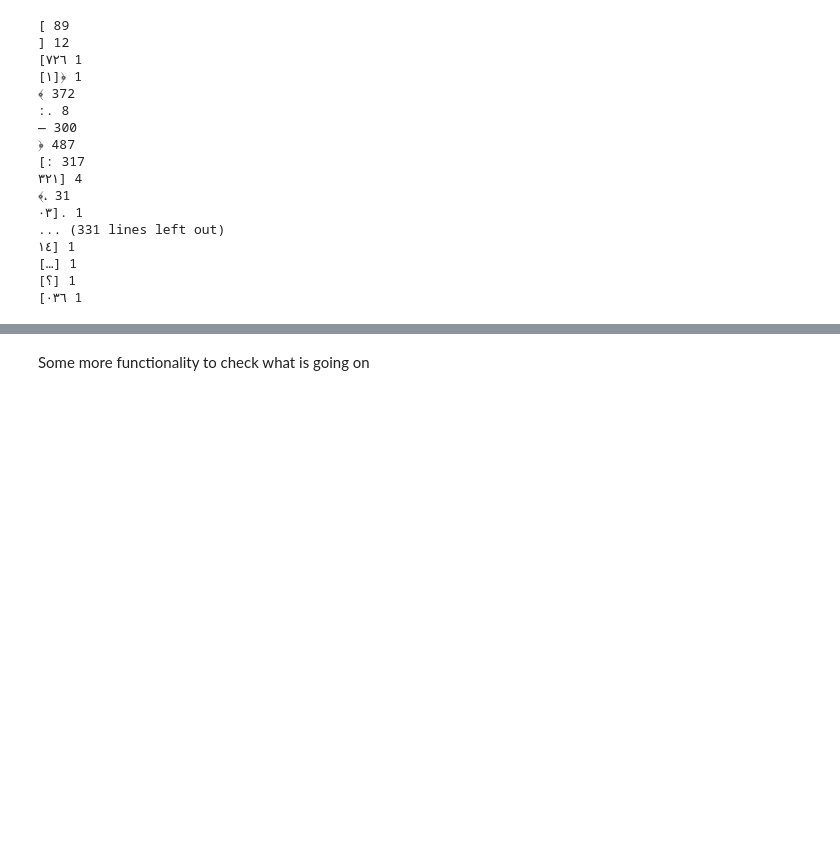
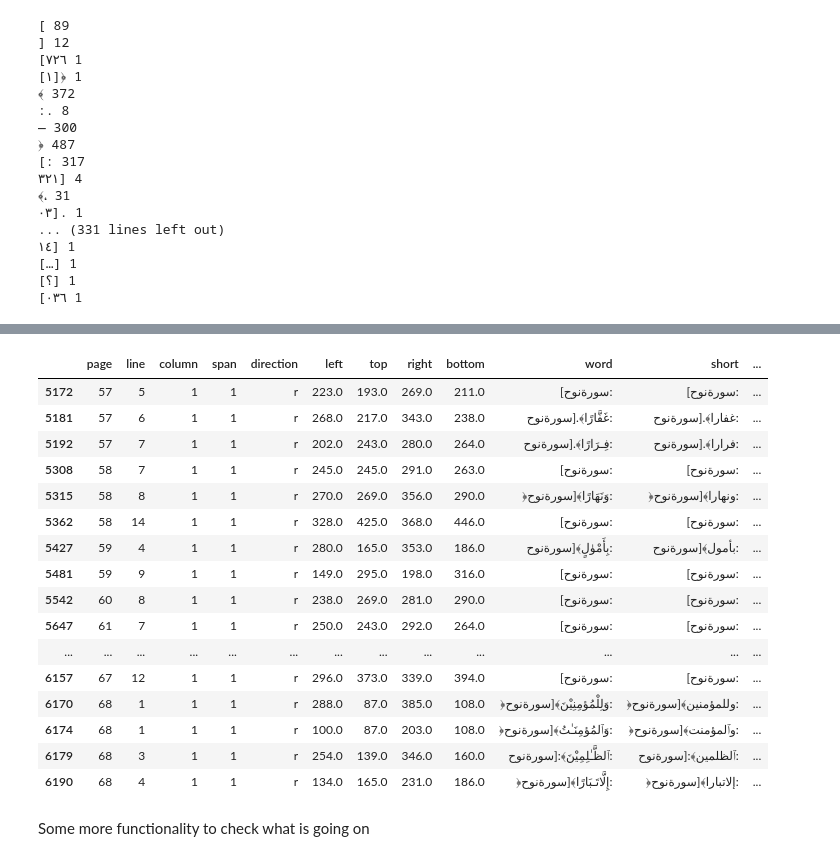
Before and after one commit to among/fusus, a Jupyter notebook: fusust-text-laboratory/FususReworking.ipynb, the cells around one changed output, grey strips where cells are left out. Saved outputs shown, nothing was run; the diff lists cells and outputs as text; code cells hidden in the pictures; blank space fills up the shorter version.

```diff
--- a/fusust-text-laboratory/FususReworking.ipynb
+++ b/fusust-text-laboratory/FususReworking.ipynb
@@ -180,5 +189,25 @@ for punc in puncsLess:
 ٦٢، 1
 ٨٢، 1
 ٢، 1
+# %%
+fusus[fusus.word.str.contains(pat='سورةنوح')]
+# %% [output]
+|  | page | line | column | span | direction | left | top | right | bottom | word | short | ... |
+| 5172 | 57 | 5 | 1 | 1 | r | 223.0 | 193.0 | 269.0 | 211.0 | [سورةنوح: | [سورةنوح: | ... |
+| 5181 | 57 | 6 | 1 | 1 | r | 268.0 | 217.0 | 343.0 | 238.0 | غَفَّارًا﴾.[سورةنوح: | غفارا﴾.[سورةنوح: | ... |
+| 5192 | 57 | 7 | 1 | 1 | r | 202.0 | 243.0 | 280.0 | 264.0 | فِـرَارًا﴾.[سورةنوح: | فرارا﴾.[سورةنوح: | ... |
+| 5308 | 58 | 7 | 1 | 1 | r | 245.0 | 245.0 | 291.0 | 263.0 | [سورةنوح: | [سورةنوح: | ... |
+| 5315 | 58 | 8 | 1 | 1 | r | 270.0 | 269.0 | 356.0 | 290.0 | ﴿وَنَهَارًا﴾[سورةنوح: | ﴿ونهارا﴾[سورةنوح: | ... |
+| 5362 | 58 | 14 | 1 | 1 | r | 328.0 | 425.0 | 368.0 | 446.0 | [سورةنوح: | [سورةنوح: | ... |
+| 5427 | 59 | 4 | 1 | 1 | r | 280.0 | 165.0 | 353.0 | 186.0 | بِأَمْوٰلٍ﴾[سورةنوح: | بأمول﴾[سورةنوح: | ... |
+| 5481 | 59 | 9 | 1 | 1 | r | 149.0 | 295.0 | 198.0 | 316.0 | [سورةنوح: | [سورةنوح: | ... |
+| 5542 | 60 | 8 | 1 | 1 | r | 238.0 | 269.0 | 281.0 | 290.0 | [سورةنوح: | [سورةنوح: | ... |
+| 5647 | 61 | 7 | 1 | 1 | r | 250.0 | 243.0 | 292.0 | 264.0 | [سورةنوح: | [سورةنوح: | ... |
+| ... | ... | ... | ... | ... | ... | ... | ... | ... | ... | ... | ... | ... |
+| 6157 | 67 | 12 | 1 | 1 | r | 296.0 | 373.0 | 339.0 | 394.0 | [سورةنوح: | [سورةنوح: | ... |
+| 6170 | 68 | 1 | 1 | 1 | r | 288.0 | 87.0 | 385.0 | 108.0 | ﴿وَلِلْمُؤمِنِيْنَ﴾[سورةنوح: | ﴿وللمؤمنين﴾[سورةنوح: | ... |
+| 6174 | 68 | 1 | 1 | 1 | r | 100.0 | 87.0 | 203.0 | 108.0 | ﴿وَٱلمُؤمِنَـٰتُ﴾[سورةنوح: | ﴿وٱلمؤمنت﴾[سورةنوح: | ... |
+| 6179 | 68 | 3 | 1 | 1 | r | 254.0 | 139.0 | 346.0 | 160.0 | ٱلظَّـٰلِمِيْنَ﴾:[سورةنوح: | ٱلظلمين﴾:[سورةنوح: | ... |
+| 6190 | 68 | 4 | 1 | 1 | r | 134.0 | 165.0 | 231.0 | 186.0 | ﴿إِلَّاتَـبَارًا﴾[سورةنوح: | ﴿إلاتبارا﴾[سورةنوح: | ... |
 # %% [markdown]
 Some more functionality to check what is going on
```
Also changed, not shown: parts of 11 cells of this notebook, 3 other files.
